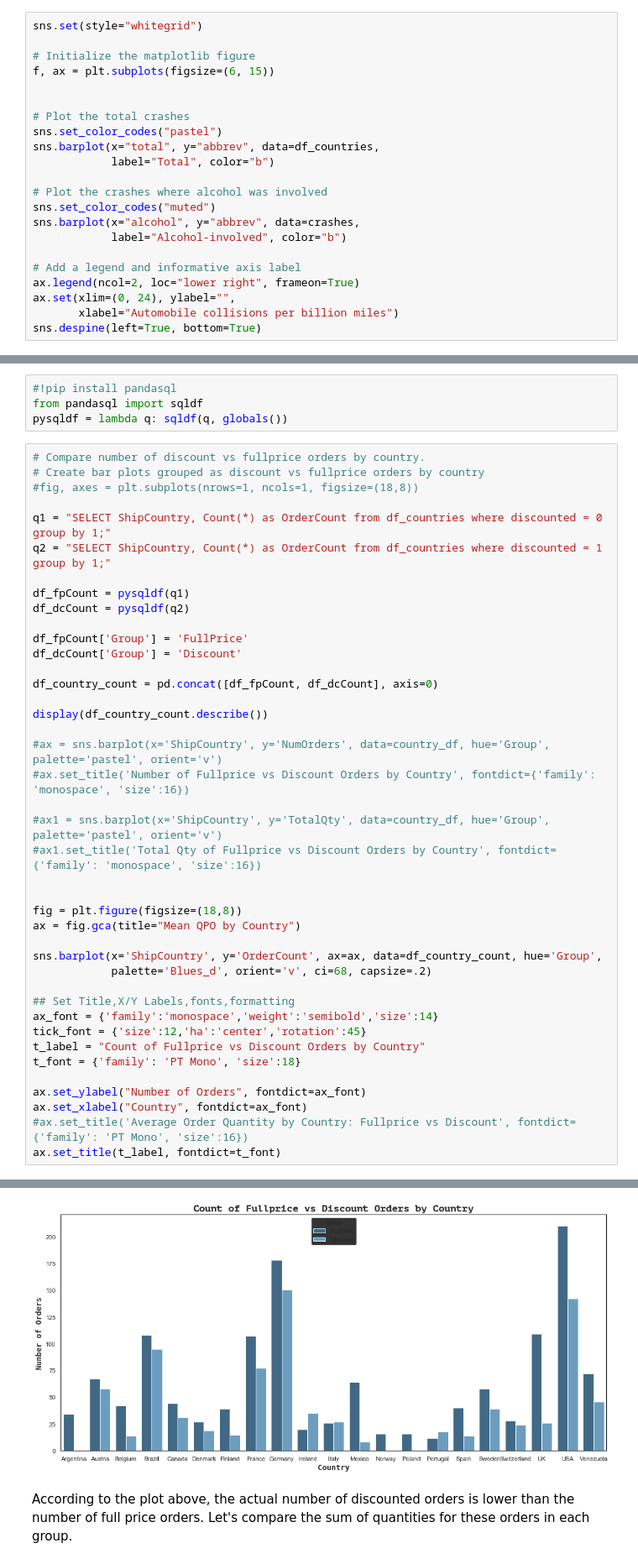
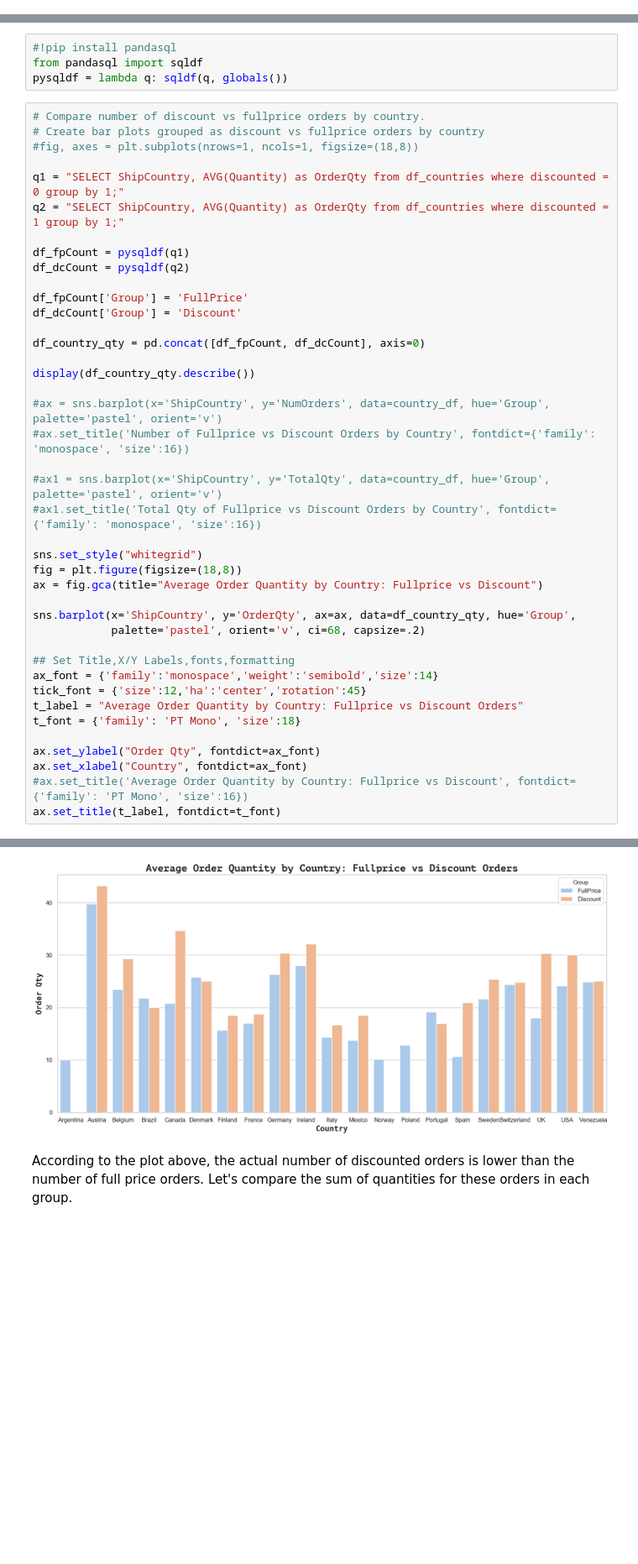
Before and after one commit to alphasentaurii/northwind-sql-database-project, a Jupyter notebook: student.ipynb, the cells around one changed output, grey strips where cells are left out. Shown at 84% size. Cells and saved outputs as stored; diff of their text form; blank space fills up the shorter version.

```diff
--- a/student.ipynb
+++ b/student.ipynb
@@ -751,22 +693,0 @@ According to the SEM bar plots and ttest statistics above, countries showing a p
-# %%
-sns.set(style="whitegrid")
-
-# Initialize the matplotlib figure
-f, ax = plt.subplots(figsize=(6, 15))
-
-
-# Plot the total crashes
-sns.set_color_codes("pastel")
-sns.barplot(x="total", y="abbrev", data=df_countries,
-            label="Total", color="b")
-
-# Plot the crashes where alcohol was involved
-sns.set_color_codes("muted")
-sns.barplot(x="alcohol", y="abbrev", data=crashes,
-            label="Alcohol-involved", color="b")
-
-# Add a legend and informative axis label
-ax.legend(ncol=2, loc="lower right", frameon=True)
-ax.set(xlim=(0, 24), ylabel="",
-       xlabel="Automobile collisions per billion miles")
-sns.despine(left=True, bottom=True)
@@ -851,8 +719,8 @@ pysqldf = lambda q: sqldf(q, globals())
 # Create bar plots grouped as discount vs fullprice orders by country
 #fig, axes = plt.subplots(nrows=1, ncols=1, figsize=(18,8))
 
-q1 = "SELECT ShipCountry, Count(*) as OrderCount from df_countries where discounted = 0 group by 1;"
-q2 = "SELECT ShipCountry, Count(*) as OrderCount from df_countries where discounted = 1 group by 1;"
+q1 = "SELECT ShipCountry, AVG(Quantity) as OrderQty from df_countries where discounted = 0 group by 1;"
+q2 = "SELECT ShipCountry, AVG(Quantity) as OrderQty from df_countries where discounted = 1 group by 1;"
 
 df_fpCount = pysqldf(q1)
 df_dcCount = pysqldf(q2)
@@ -860,9 +728,9 @@ df_dcCount = pysqldf(q2)
 df_fpCount['Group'] = 'FullPrice'
 df_dcCount['Group'] = 'Discount'
 
-df_country_count = pd.concat([df_fpCount, df_dcCount], axis=0)
+df_country_qty = pd.concat([df_fpCount, df_dcCount], axis=0)
 
-display(df_country_count.describe())
+display(df_country_qty.describe())
 
 #ax = sns.barplot(x='ShipCountry', y='NumOrders', data=country_df, hue='Group', palette='pastel', orient='v')
 #ax.set_title('Number of Fullprice vs Discount Orders by Country', fontdict={'family': 'monospace', 'size':16})
@@ -870,20 +738,20 @@ display(df_country_count.describe())
 #ax1 = sns.barplot(x='ShipCountry', y='TotalQty', data=country_df, hue='Group', palette='pastel', orient='v')
 #ax1.set_title('Total Qty of Fullprice vs Discount Orders by Country', fontdict={'family': 'monospace', 'size':16})
 
+sns.set_style("whitegrid")
+fig = plt.figure(figsize=(18,8))
+ax = fig.gca(title="Average Order Quantity by Country: Fullprice vs Discount")
 
-fig = plt.figure(figsize=(18,8))
-ax = fig.gca(title="Mean QPO by Country")
-
-sns.barplot(x='ShipCountry', y='OrderCount', ax=ax, data=df_country_count, hue='Group',
-            palette='Blues_d', orient='v', ci=68, capsize=.2)
+sns.barplot(x='ShipCountry', y='OrderQty', ax=ax, data=df_country_qty, hue='Group',
+            palette='pastel', orient='v', ci=68, capsize=.2)
 
 ## Set Title,X/Y Labels,fonts,formatting
 ax_font = {'family':'monospace','weight':'semibold','size':14}
 tick_font = {'size':12,'ha':'center','rotation':45}
-t_label = "Count of Fullprice vs Discount Orders by Country"
+t_label = "Average Order Quantity by Country: Fullprice vs Discount Orders"
 t_font = {'family': 'PT Mono', 'size':18}
 
-ax.set_ylabel("Number of Orders", fontdict=ax_font)
+ax.set_ylabel("Order Qty", fontdict=ax_font)
 ax.set_xlabel("Country", fontdict=ax_font)
 #ax.set_title('Average Order Quantity by Country: Fullprice vs Discount', fontdict={'family': 'PT Mono', 'size':16})
 ax.set_title(t_label, fontdict=t_font)
@@ -901,4 +769,4 @@ Text(0.5, 1.0, 'Count of Fullprice vs Discount Orders by Country')
-[figure, old version]
+[figure, new version]
 # %% [markdown]
 According to the plot above, the actual number of discounted orders is lower than the number of full price orders. Let's compare the sum of quantities for these orders in each group.
 # %%
```
Also changed, not shown: parts of 80 cells of this notebook, 39 other files.
